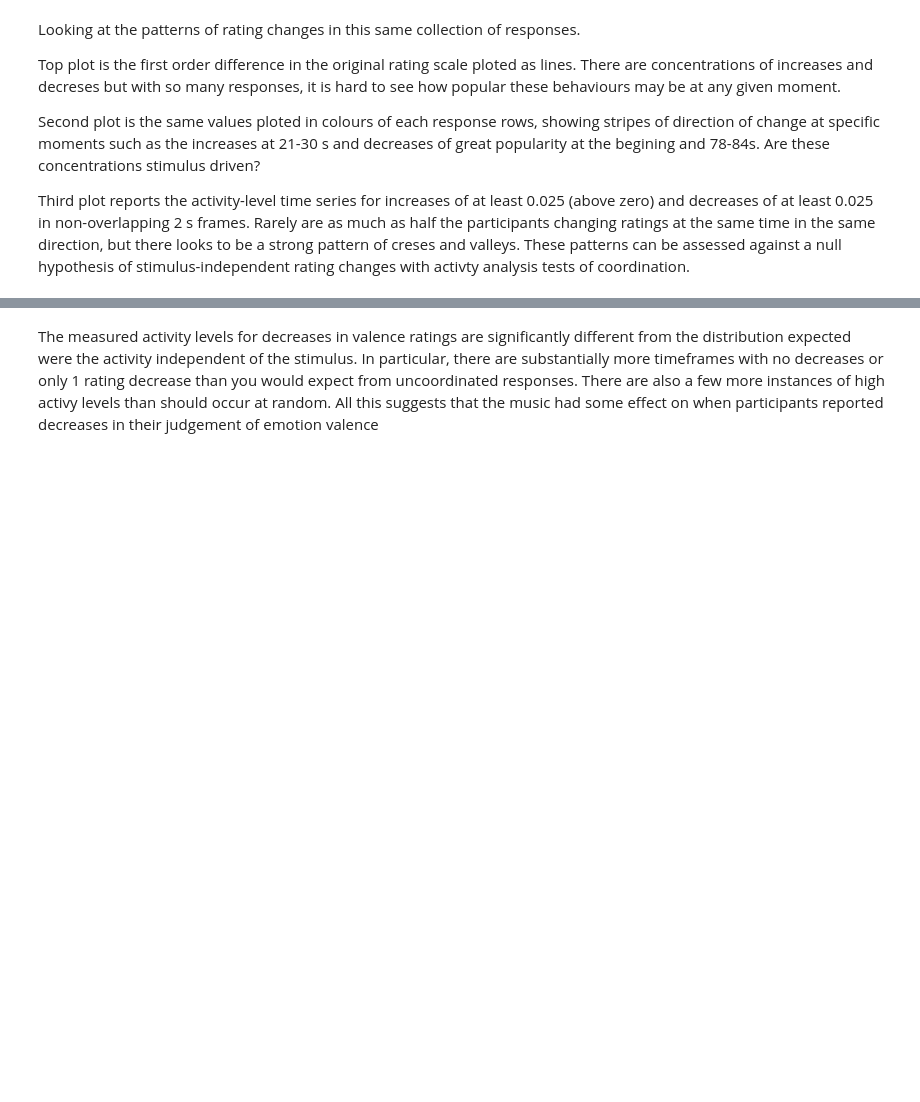
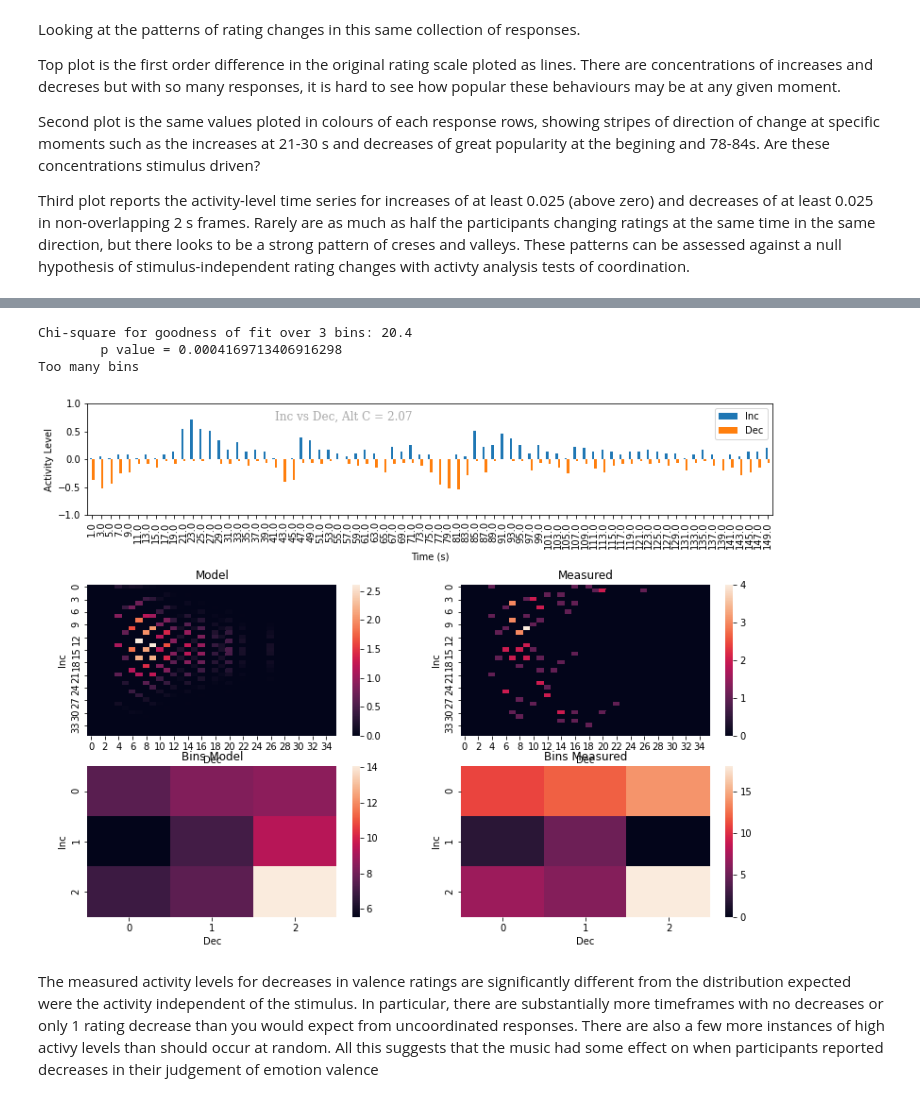
Before and after one commit to finn42/ActivityAnalysis_PythonConversion, a Jupyter notebook: Activity Analysis demo 1.ipynb, the cells around one changed output, grey strips where cells are left out. Cells and saved outputs as stored; diff of their text form; code cells hidden in the pictures; blank space fills up the shorter version.

```diff
--- a/Activity Analysis demo 1.ipynb
+++ b/Activity Analysis demo 1.ipynb
@@ -281,3 +262,62 @@ Chi-square for goodness of fit over 5 bins: 37.03
+# %%
+S = D['Data'].shape
+Np = S[1]
+
+# first we evaluate the activity levels for increases in ratings (greater than Thresh)
+actType1 = 'Inc'
+actType2 = 'Dec'
+Thresh = 0.025
+Nbins = 3
+Acts1=act.activityCount(D['Data'],FrameSize,HopSize,Thresh,actType1)
+Acts2=act.activityCount(D['Data'],FrameSize,HopSize,Thresh,actType2)
+# generate the stats
+stats = act.alternatingActivitiesTest(Acts1,Acts2,Nbins)
+print('Chi-square for goodness of fit over ' + str(Nbins) +' bins: ' + str(np.round(stats['Chi2'],2)))
+print('        p value = ' + str(stats['pvalue']))
+
+AC=pd.DataFrame({actType1:Acts1['Total']})
+AC[actType2] = -Acts2['Total']
+
+fig = plt.figure(figsize=(13,10))
+ax = fig.add_subplot(411)
+AC.plot.bar(ax=ax)
+plt.ylim(-1,1)
+plt.ylabel('Activity Level')
+plt.xlabel('Time (s)')
+
+CAlt = act.coordScoreAlternating(D['Data'],FrameSize,Thresh,actType1,Thresh,actType2,Nbins)
+font = {'family': 'serif','color':  'darkgrey', 'weight': 'normal','size': 12,}
+plt.text(20,0.7, actType1 + ' vs ' + actType2 + ', Alt C = ' + str(np.round(CAlt,2)), fontdict=font)
+
+ax = fig.add_subplot(323)
+sns.heatmap(stats['Model'],ax=ax) #,cbar=False)#, cmap="YlGnBu")
+plt.ylabel(actType1)
+plt.xlabel(actType2)
+plt.title('Model')
+
+ax = fig.add_subplot(324)
+sns.heatmap(stats['Measured'],ax=ax) #,cbar=False)#, cmap="YlGnBu")
+plt.ylabel(actType1)
+plt.xlabel(actType2)
+plt.title('Measured')
+
+ax = fig.add_subplot(325)
+sns.heatmap(stats['BinsModel'],ax=ax) #,cbar=False)#, cmap="YlGnBu")
+plt.ylabel(actType1)
+plt.xlabel(actType2)
+plt.title('Bins Model')
+ax = fig.add_subplot(326)
+sns.heatmap(stats['BinsMeasured'],ax=ax) #,cbar=False)#, cmap="YlGnBu")
+plt.ylabel(actType1)
+plt.xlabel(actType2)
+plt.title('Bins Measured')
+
+plt.show()
+# %% [output]
+Chi-square for goodness of fit over 3 bins: 20.4
+        p value = 0.0004169713406916298
+Too many bins
+[figure, added]
 # %% [markdown]
 The measured activity levels for decreases in valence ratings are significantly different from the distribution expected were the activity independent of the stimulus. In particular, there are substantially more timeframes with no decreases or only 1 rating decrease than you would expect from uncoordinated responses. There are also a few more instances of high activy levels than should occur at random. All this suggests that the music had some effect on when participants reported decreases in their judgement of emotion valence
 # %%
```
Also changed, not shown: parts of 24 cells of this notebook, 1 other file.
